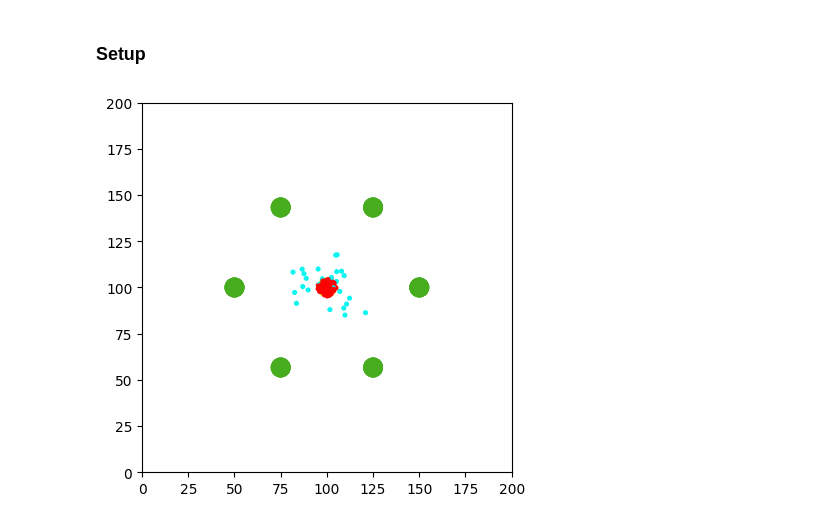
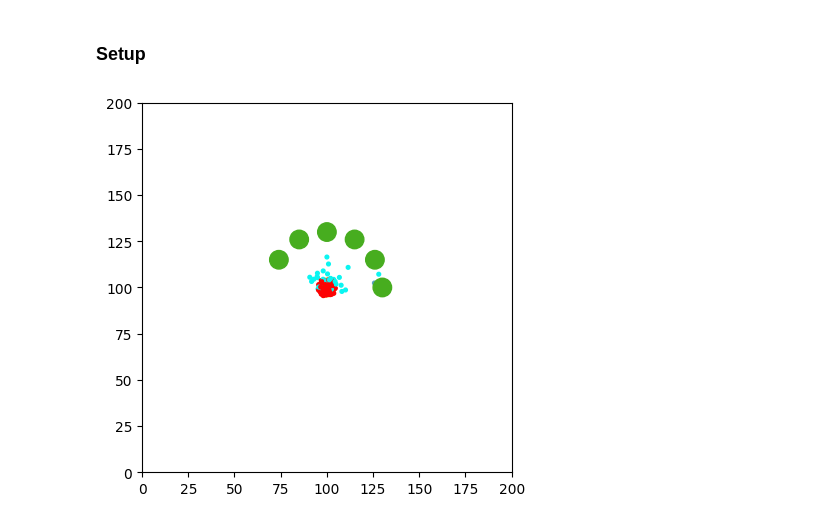
Before and after one commit to jonas4climate/honeybee-colony-abm, a Jupyter notebook: experiments.ipynb, the cells around one changed output. Saved outputs shown, nothing was run; the diff lists cells and outputs as text; code cells hidden in the pictures.

Commit message:
Resource clustering experiment: Data generation

```diff
--- a/experiments.ipynb
+++ b/experiments.ipynb
@@ -249,19 +249,17 @@ plt.show()
 # %%
 N_RESOURCES = 6
 
 model = ForagerModel()
 
 max_angles = np.arange(2*np.pi / 6, 2*np.pi, 2*np.pi / 6)
-
-for _ in range(4):
-    ModelBuilder.add_n_resources_in_angle_range(model, ModelConfig.RESOURCE_DISTANCE_DEFAULT, 6, max_angles[5])
+ModelBuilder.add_n_resources_in_angle_range(model, 30, 6, max_angles[2])
 
 for _ in range(10):
     model.step()
 
 fig, ax = plt.subplots()
 model.plot(ax)
 
 plt.show()
 # %% [output]
-[figure, old version]
+[figure, new version]
```
Also changed, not shown: 6 other files.
